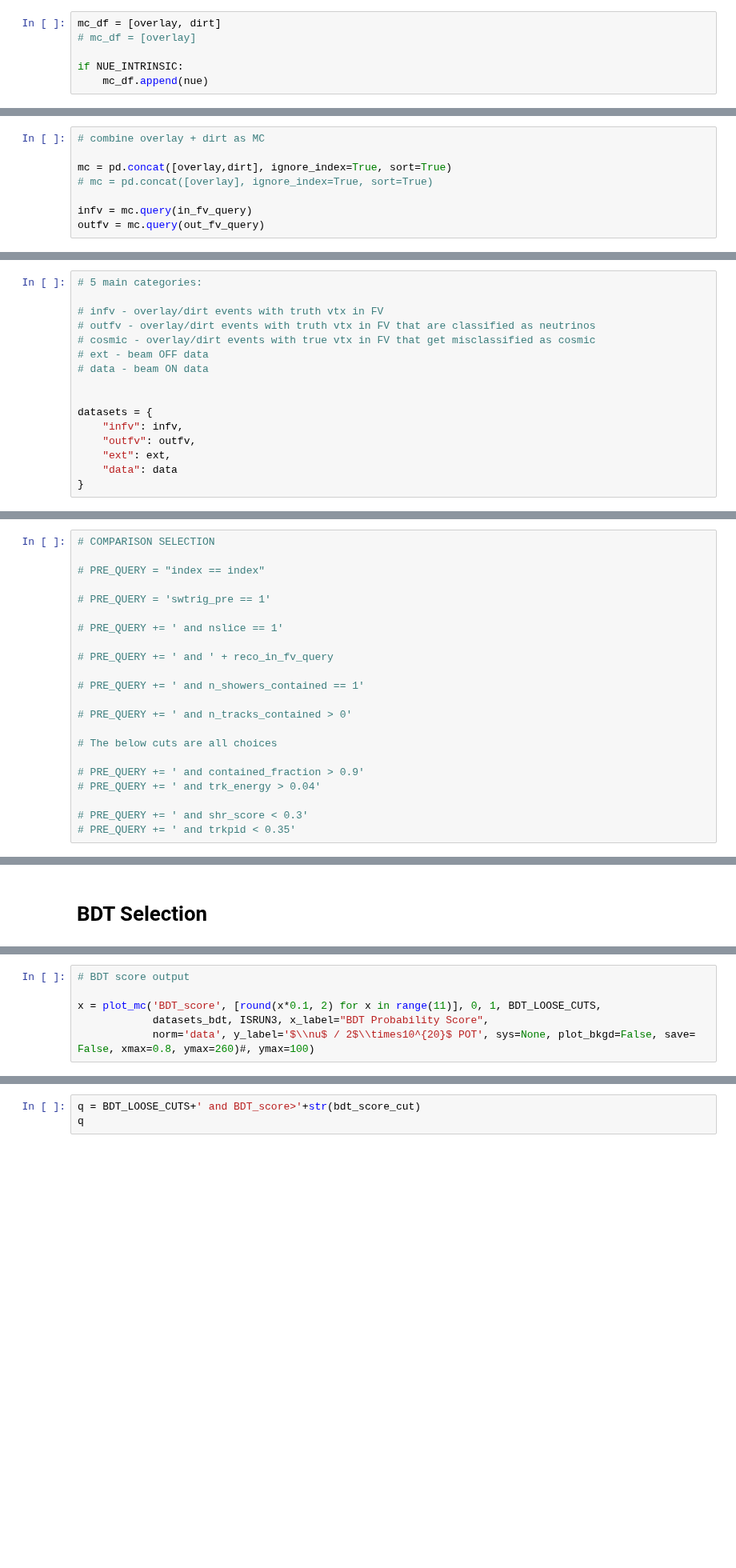
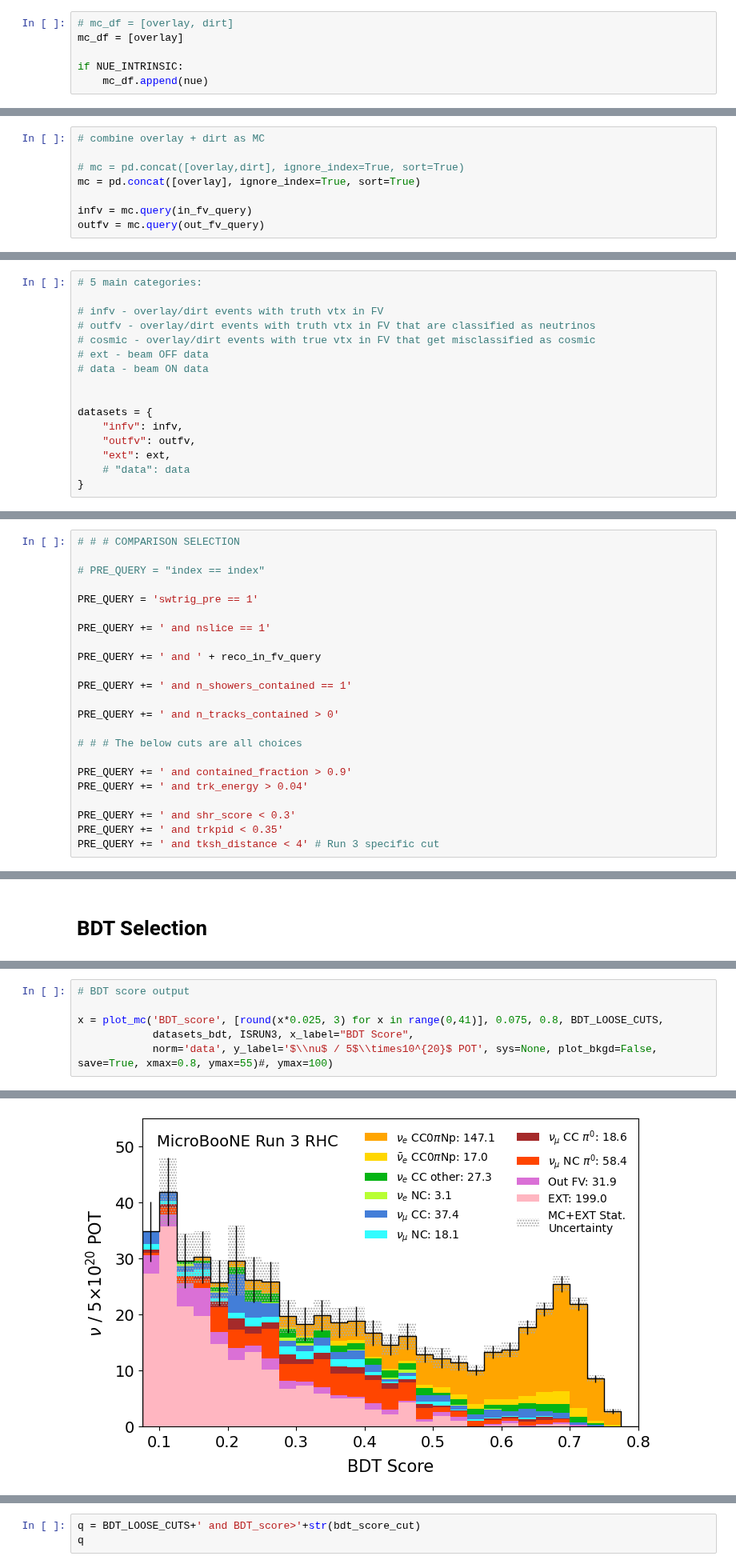
Before and after one commit to abbeybarnard/uB_NuMI_CC_Np, a Jupyter notebook: selection.ipynb, the cells around one changed output, grey strips where cells are left out. Shown at 80% size. Saved outputs shown, nothing was run; the diff lists cells and outputs as text; blank space fills up the shorter version.

```diff
--- a/selection.ipynb
+++ b/selection.ipynb
@@ -206,6 +228,6 @@ for i,df in enumerate(df_v):
 # %%
-mc_df = [overlay, dirt]
-# mc_df = [overlay]
+# mc_df = [overlay, dirt]
+mc_df = [overlay]
 
 if NUE_INTRINSIC:
     mc_df.append(nue)
@@ -326,8 +363,8 @@ if NUE_INTRINSIC:
 # %%
 # combine overlay + dirt as MC
 
-mc = pd.concat([overlay,dirt], ignore_index=True, sort=True)
-# mc = pd.concat([overlay], ignore_index=True, sort=True)
+# mc = pd.concat([overlay,dirt], ignore_index=True, sort=True)
+mc = pd.concat([overlay], ignore_index=True, sort=True)
 
 infv = mc.query(in_fv_query)
 outfv = mc.query(out_fv_query)
@@ -360,7 +401,7 @@ datasets = {
     "infv": infv,
     "outfv": outfv,
     "ext": ext,
-    "data": data
+    # "data": data
 }
 # %% [markdown]
 # Linear selection
@@ -393,25 +434,26 @@ else:
 # %%
-# COMPARISON SELECTION
+# # # COMPARISON SELECTION
 
 # PRE_QUERY = "index == index"
 
-# PRE_QUERY = 'swtrig_pre == 1'
+PRE_QUERY = 'swtrig_pre == 1'
 
-# PRE_QUERY += ' and nslice == 1'
+PRE_QUERY += ' and nslice == 1'
 
-# PRE_QUERY += ' and ' + reco_in_fv_query
+PRE_QUERY += ' and ' + reco_in_fv_query
 
-# PRE_QUERY += ' and n_showers_contained == 1'
+PRE_QUERY += ' and n_showers_contained == 1'
 
-# PRE_QUERY += ' and n_tracks_contained > 0'
+PRE_QUERY += ' and n_tracks_contained > 0'
 
-# The below cuts are all choices
+# # # The below cuts are all choices
 
-# PRE_QUERY += ' and contained_fraction > 0.9'
-# PRE_QUERY += ' and trk_energy > 0.04'
+PRE_QUERY += ' and contained_fraction > 0.9'
+PRE_QUERY += ' and trk_energy > 0.04'
 
-# PRE_QUERY += ' and shr_score < 0.3'
-# PRE_QUERY += ' and trkpid < 0.35'
+PRE_QUERY += ' and shr_score < 0.3'
+PRE_QUERY += ' and trkpid < 0.35'
+PRE_QUERY += ' and tksh_distance < 4' # Run 3 specific cut
 # %%
 # RUN 4b AND RUN 3 COMPARISON SELECTION ("NUMU" IN UNCERTAINTY.IPYNB)
 
@@ -510,6 +671,7 @@ print("GENERATED SIGNAL (DATA NORMALIZED) = "+str(sum(generated_signal(ISRUN3, '
 # %%
 # BDT score output
 
-x = plot_mc('BDT_score', [round(x*0.1, 2) for x in range(11)], 0, 1, BDT_LOOSE_CUTS,
-            datasets_bdt, ISRUN3, x_label="BDT Probability Score",
-            norm='data', y_label='$\\nu$ / 2$\\times10^{20}$ POT', sys=None, plot_bkgd=False, save= False, xmax=0.8, ymax=260)#, ymax=100)
+x = plot_mc('BDT_score', [round(x*0.025, 3) for x in range(0,41)], 0.075, 0.8, BDT_LOOSE_CUTS,
+            datasets_bdt, ISRUN3, x_label="BDT Score",
+            norm='data', y_label='$\\nu$ / 5$\\times10^{20}$ POT', sys=None, plot_bkgd=False, save=True, xmax=0.8, ymax=55)#, ymax=100)
+# %% [output]
@@ -515,0 +680 @@ x = plot_mc('BDT_score', [round(x*0.1, 2) for x in range(11)], 0, 1, BDT_LOOSE_C
+[figure, added]
```
Also changed, not shown: parts of 32 cells of this notebook, 6 other files.
